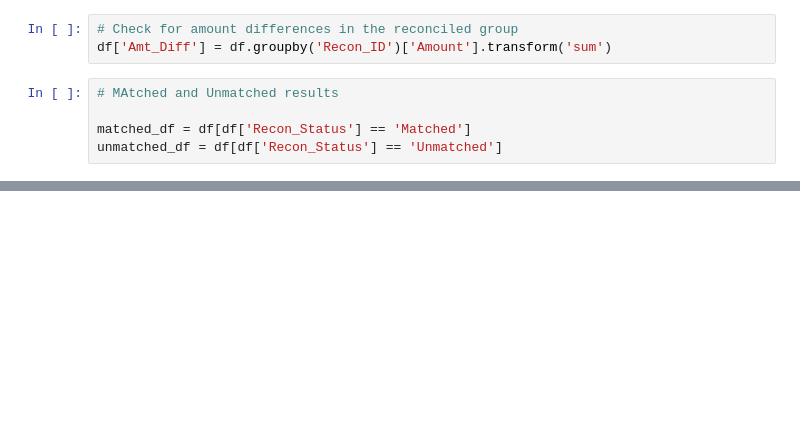
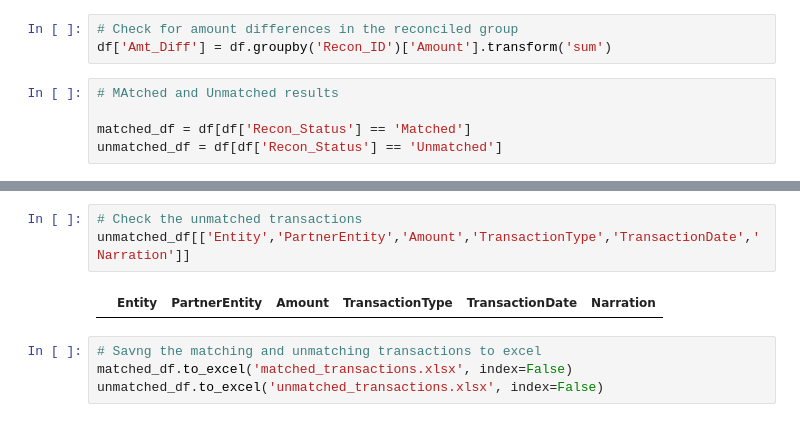
Before and after one commit to Phani-ISB/Reconciliation_Modules, a Jupyter notebook: 1_Inter_Company_Reconciliation.ipynb, the cells around one changed output, grey strips where cells are left out. Cells and saved outputs as stored; diff of their text form; blank space fills up the shorter version.

```diff
--- a/1_Inter_Company_Reconciliation.ipynb
+++ b/1_Inter_Company_Reconciliation.ipynb
@@ -298,0 +304,9 @@ unmatched_df[unmatched_df['Entity'] == 'I052']
+# %%
+# Check the unmatched transactions
+unmatched_df[['Entity','PartnerEntity','Amount','TransactionType','TransactionDate','Narration']]
+# %% [output]
+|  | Entity | PartnerEntity | Amount | TransactionType | TransactionDate | Narration |
+# %%
+# Savng the matching and unmatching transactions to excel
+matched_df.to_excel('matched_transactions.xlsx', index=False)
+unmatched_df.to_excel('unmatched_transactions.xlsx', index=False)
```
Also changed, not shown: parts of 11 cells of this notebook.
